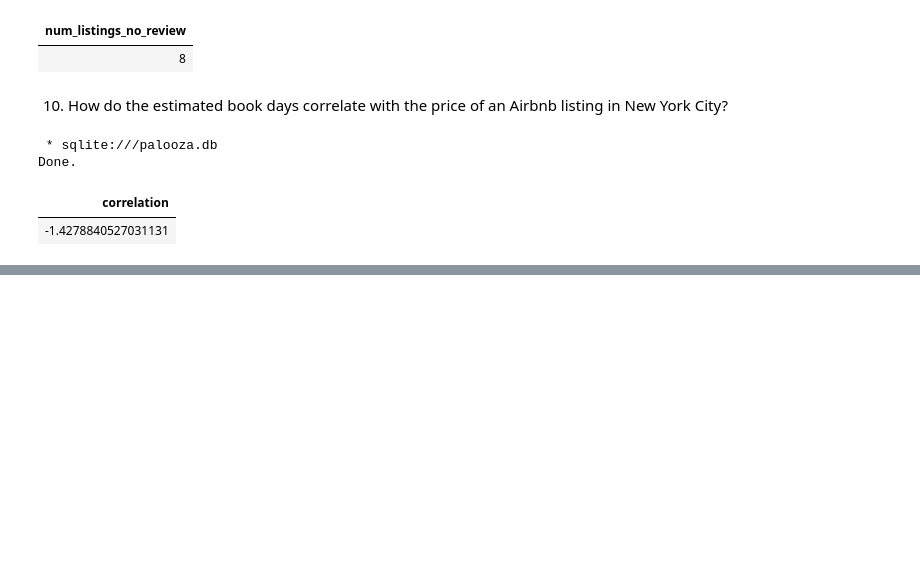
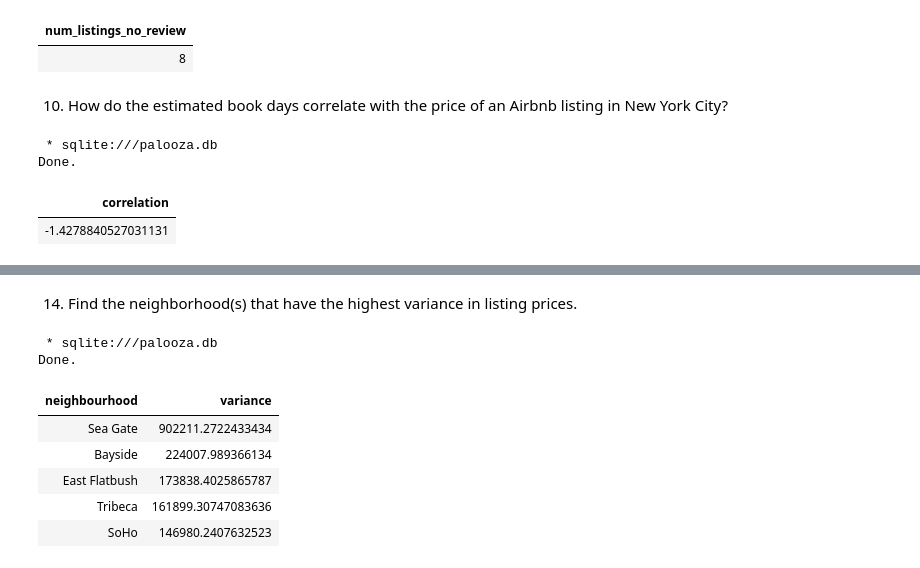
Before and after one commit to caracfinlay/Pillow_palooza, a Jupyter notebook: sql_palooza.ipynb, the cells around one changed output, grey strips where cells are left out. Drawn from its saved outputs; the diff is of its cells as text; code cells hidden in the pictures; blank space fills up the shorter version.

```diff
--- a/sql_palooza.ipynb
+++ b/sql_palooza.ipynb
@@ -280,0 +341,23 @@ Done.
+# %% [markdown]
+
+14. Find the neighborhood(s) that have the highest variance in listing prices.
+# %%
+%%sql
+WITH avg_prices AS (
+    SELECT AVG(price) AS avg_price
+    FROM prices
+)
+SELECT neighbourhood, AVG((price - avg_price) * (price - avg_price)) AS variance
+FROM prices, avg_prices
+GROUP BY 1
+ORDER BY 2 DESC
+LIMIT 5
+# %% [output]
+ * sqlite:///palooza.db
+Done.
+| neighbourhood | variance |
+| Sea Gate | 902211.2722433434 |
+| Bayside | 224007.989366134 |
+| East Flatbush | 173838.4025865787 |
+| Tribeca | 161899.30747083636 |
+| SoHo | 146980.2407632523 |
```
Also changed, not shown: parts of 10 cells of this notebook.
